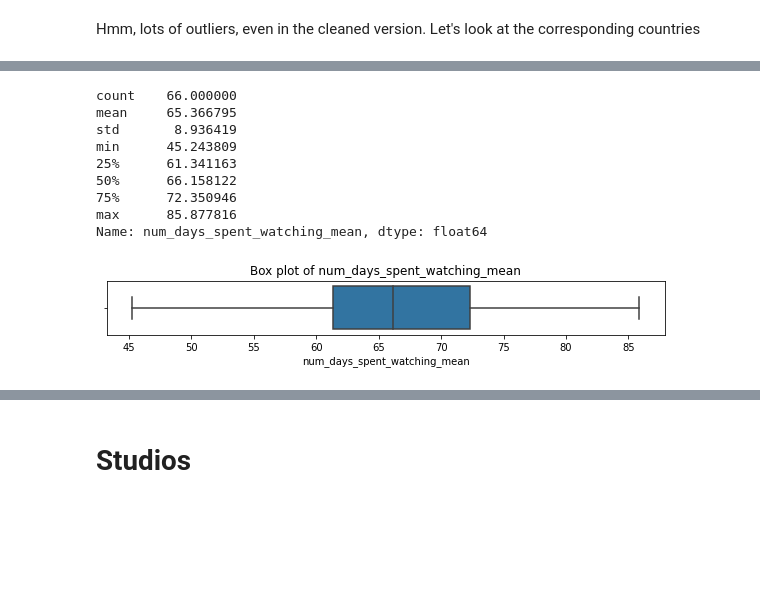
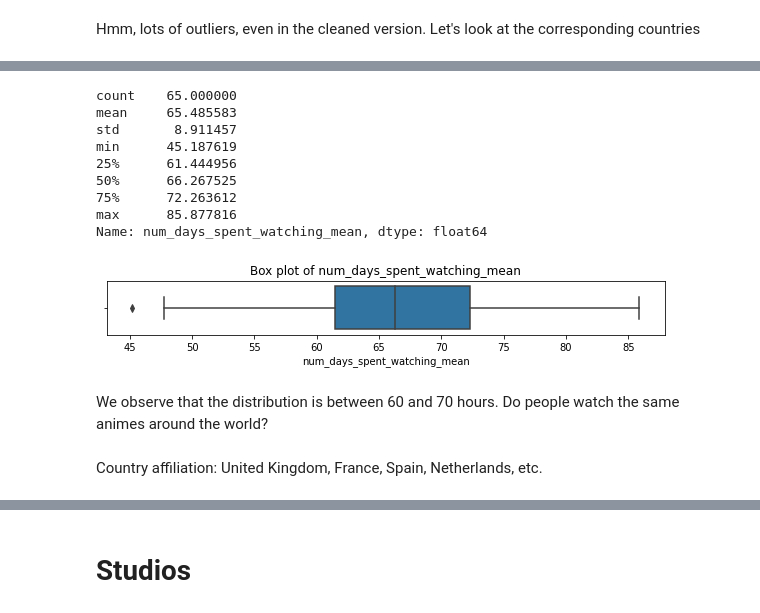
Before and after one commit to com-480-data-visualization/project-2023-vizmoica, a Jupyter notebook: preprocessing/eda_country.ipynb, the cells around one changed output, grey strips where cells are left out. Cells and saved outputs as stored; diff of their text form; code cells hidden in the pictures; blank space fills up the shorter version.

Commit message:
Clean EDA country notebook

```diff
--- a/preprocessing/eda_country.ipynb
+++ b/preprocessing/eda_country.ipynb
@@ -194,0 +272,9 @@ centroids[centroids["COUNTRY"].str.contains("Congo")]
+# %%
+df_ltc_clean = pd.read_csv(data / "location_to_country_clean.csv")
+
+# whenever there is "Russia" in the second column, rename it to "Russian Federation"
+# df_location_to_country_sorted.loc[df_location_to_country_sorted["country"] == "Russia", "country"] = "Russian Federation"
+
+df_ltc_clean.sort_values(["country", "location"], ascending=[True, True]).to_csv(
+    data / "location_to_country_clean.csv", index=False
+)
@@ -195,8 +283,5 @@ centroids[centroids["COUNTRY"].str.contains("Congo")]
 # %%
-# df_location_country_clean = df_location_to_country_sorted[
-#     ~df_location_to_country_sorted["country"].str.contains(",")
-# ]
-df_location_country_clean = df_location_to_country_sorted
-
 # transform as a dictionary
-location_country_clean = df_location_country_clean.set_index("location")["country"].to_dict()
+dict_ltc = df_ltc_clean.set_index("location")["country"].to_dict()
+users.loc[:, "country"] = users.loc[:, "location"].map(dict_ltc)
+users
@@ -375,7 +665,15 @@ Let us look only at the countries which count many users (say, more than 1000)
 # %%
-df_days_spent_watching = users_cleaned.groupby("country").agg({"user_id": "nunique", "user_days_spent_watching": "mean"}).sort_values(by="user_days_spent_watching", ascending=False)
+# group users by country and calculate the average "user_days_spent_watching"
+users_cleaned["user_days_spent_watching"] = users_cleaned[
+    "user_days_spent_watching"
+].astype(float)
+
+df_days_spent_watching = (
+    users_cleaned.groupby("COUNTRY")
+    .agg({"user_id": "nunique", "user_days_spent_watching": "mean"})
+    .sort_values(by="user_days_spent_watching", ascending=False)
+)
 df_days_spent_watching.columns = ["num_users", "num_days_spent_watching_mean"]
-df_days_spent_watching = df_days_spent_watching.sort_values(by="num_users", ascending=False)
 df_days_spent_watching
 # %% [output]
 |  | num_users | num_days_spent_watching_mean |
@@ -444,0 +768,7 @@ users_cleaned[users_cleaned["country"] == "Solomon Islands"]
+# %%
+df_days_spent_watching_100 = df_days_spent_watching[
+    df_days_spent_watching["num_users"] >= 100
+]
+df_days_spent_watching_100.sort_values(
+    by="num_days_spent_watching_mean", ascending=False
+)[:20]
@@ -445,22 +794,24 @@ users_cleaned[users_cleaned["country"] == "Solomon Islands"]
 # %%
-df_days_spent_watching_100 = df_days_spent_watching[df_days_spent_watching["num_users"] >= 100]
-
 print(df_days_spent_watching_100["num_days_spent_watching_mean"].describe())
 
 plt.figure(figsize=(10, 1))
 plot = sns.boxplot(x="num_days_spent_watching_mean", data=df_days_spent_watching_100)
 title = "Box plot of num_days_spent_watching_mean"
 plt.title(title)
 plt.xlabel("num_days_spent_watching_mean")
 plt.show()
 # %% [output]
-count    66.000000
-mean     65.366795
-std       8.936419
-min      45.243809
-25%      61.341163
-50%      66.158122
-75%      72.350946
+count    65.000000
+mean     65.485583
+std       8.911457
+min      45.187619
+25%      61.444956
+50%      66.267525
+75%      72.263612
 max      85.877816
 Name: num_days_spent_watching_mean, dtype: float64
-[figure, old version]
+[figure, new version]
+# %% [markdown]
+We observe that the distribution is between 60 and 70 hours. Do people watch the same animes around the world?
+# %% [markdown]
+Country affiliation: United Kingdom, France, Spain, Netherlands, etc.
```
Also changed, not shown: parts of 88 cells of this notebook, 5 other files.
